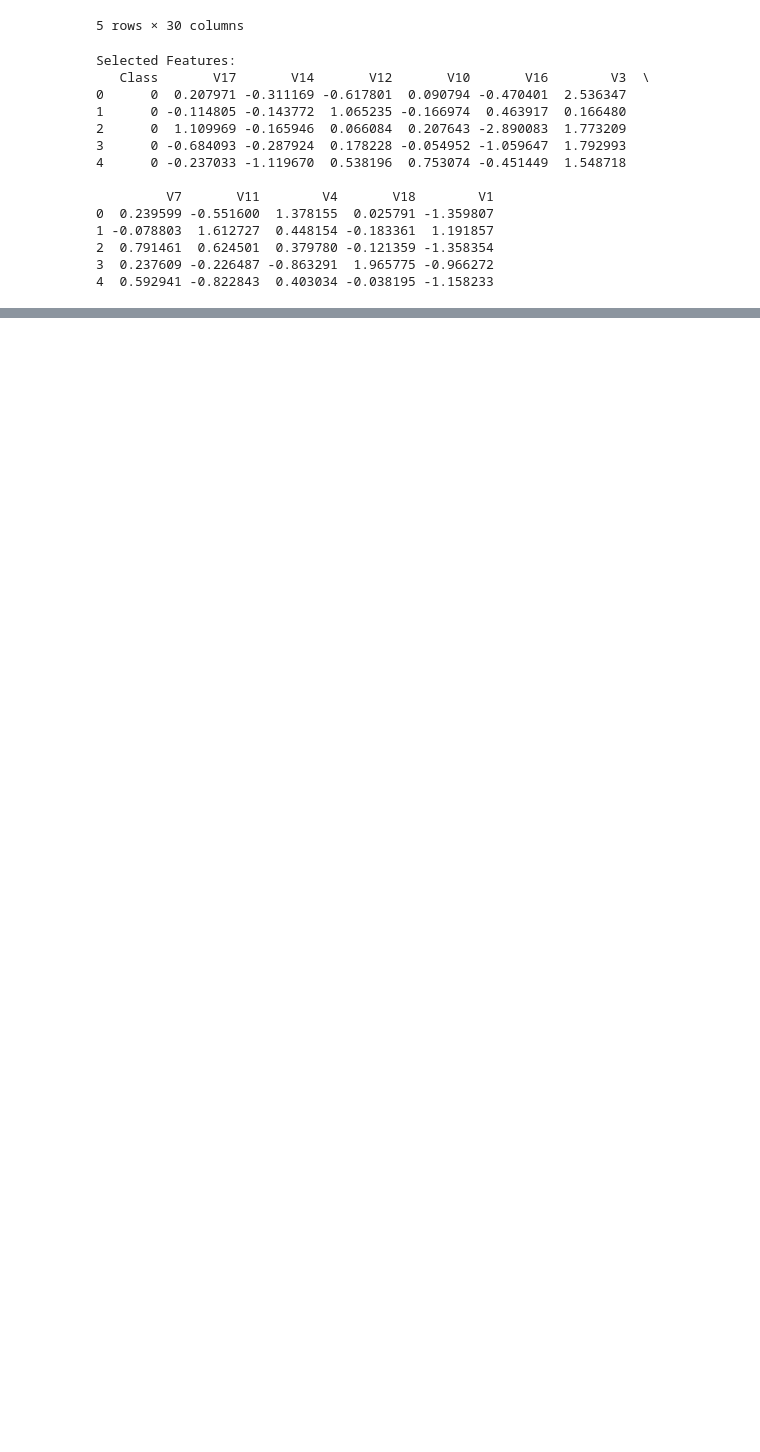
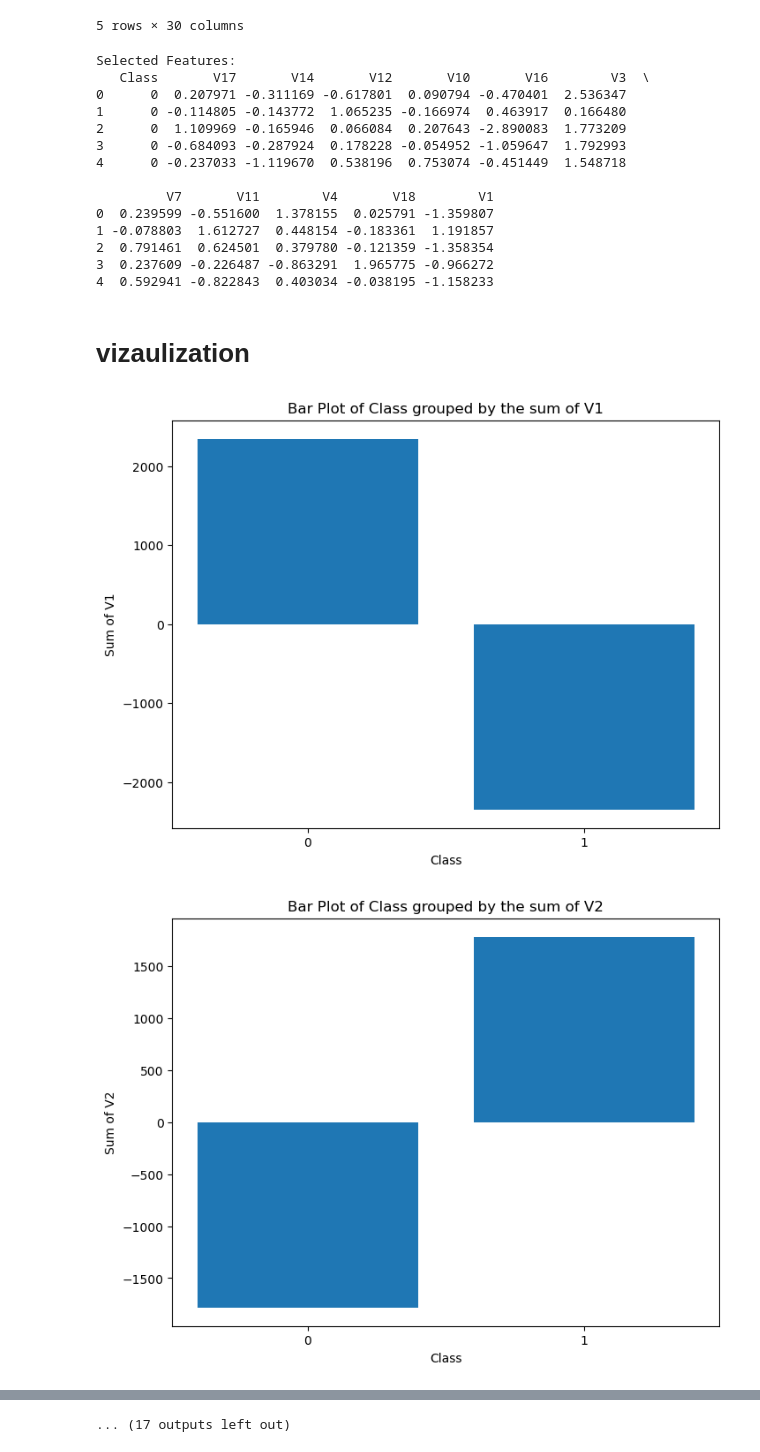
Before and after one commit to robertnesterodhiambo/MachineLEarning-School, a Jupyter notebook: fraud detection/fraud.ipynb, the cells around one changed output, grey strips where cells are left out. Saved outputs shown, nothing was run; the diff lists cells and outputs as text; code cells hidden in the pictures; blank space fills up the shorter version.

```diff
--- a/fraud detection/fraud.ipynb
+++ b/fraud detection/fraud.ipynb
@@ -245,3 +245,44 @@ Selected Features:
 2  0.791461  0.624501  0.379780 -0.121359 -1.358354
 3  0.237609 -0.226487 -0.863291  1.965775 -0.966272
 4  0.592941 -0.822843  0.403034 -0.038195 -1.158233
+# %% [markdown]
+# vizaulization
+# %%
+import pandas as pd
+import matplotlib.pyplot as plt
+
+# Assuming your DataFrame is named df
+# If not, replace df with the name of your DataFrame
+
+# Filter the DataFrame for 'Class' values of 0 and 1
+df_filtered = df[df['Class'].isin([0, 1])]
+
+# Group the filtered DataFrame by the 'Class' column
+grouped_by_class = df_filtered.groupby('Class')
+
+# Sum all other columns for each group
+sum_of_other_columns = grouped_by_class.sum()
+
+# Plot bar plots for 'Class' grouped by the sum of all other columns
+for col in sum_of_other_columns.columns:
+    plt.figure(figsize=(8, 6))
+    plt.bar(sum_of_other_columns.index, sum_of_other_columns[col])
+    plt.xticks([0, 1])
+    plt.xlabel('Class')
+    plt.ylabel('Sum of ' + col)
+    plt.title('Bar Plot of Class grouped by the sum of ' + col)
+    plt.show()
+
+# Plot bar plots for each column grouped by the sum of 'Class'
+for col in df.columns:
+    if col != 'Class':
+        plt.figure(figsize=(8, 6))
+        plt.bar(df_filtered['Class'], df_filtered[col])
+        plt.xticks([0, 1])
+        plt.xlabel('Class')
+        plt.ylabel(col)
+        plt.title('Bar Plot of ' + col + ' grouped by the sum of Class')
+        plt.show()
+# %% [output]
+[figure, added]
+[figure, added]
@@ -247,0 +299 @@ Selected Features:
+... (17 outputs left out)
```
Also changed, not shown: parts of 2 cells of this notebook.
